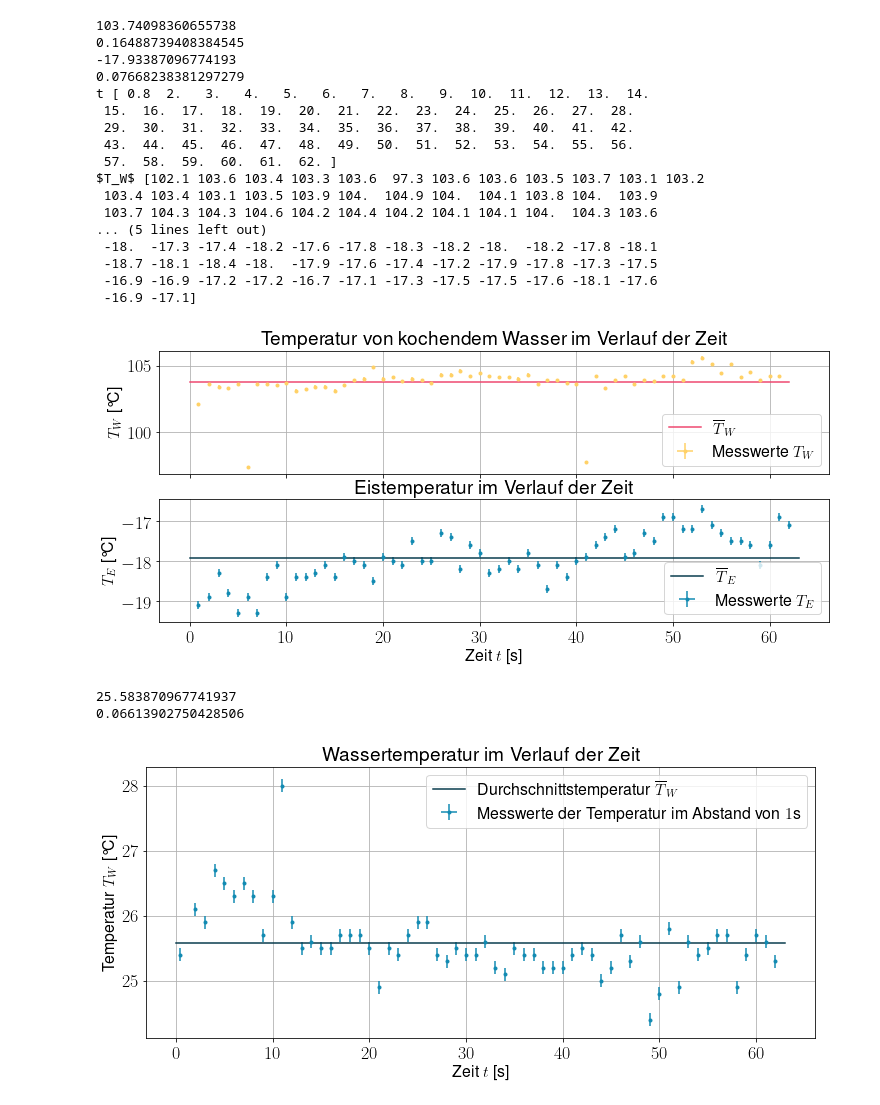
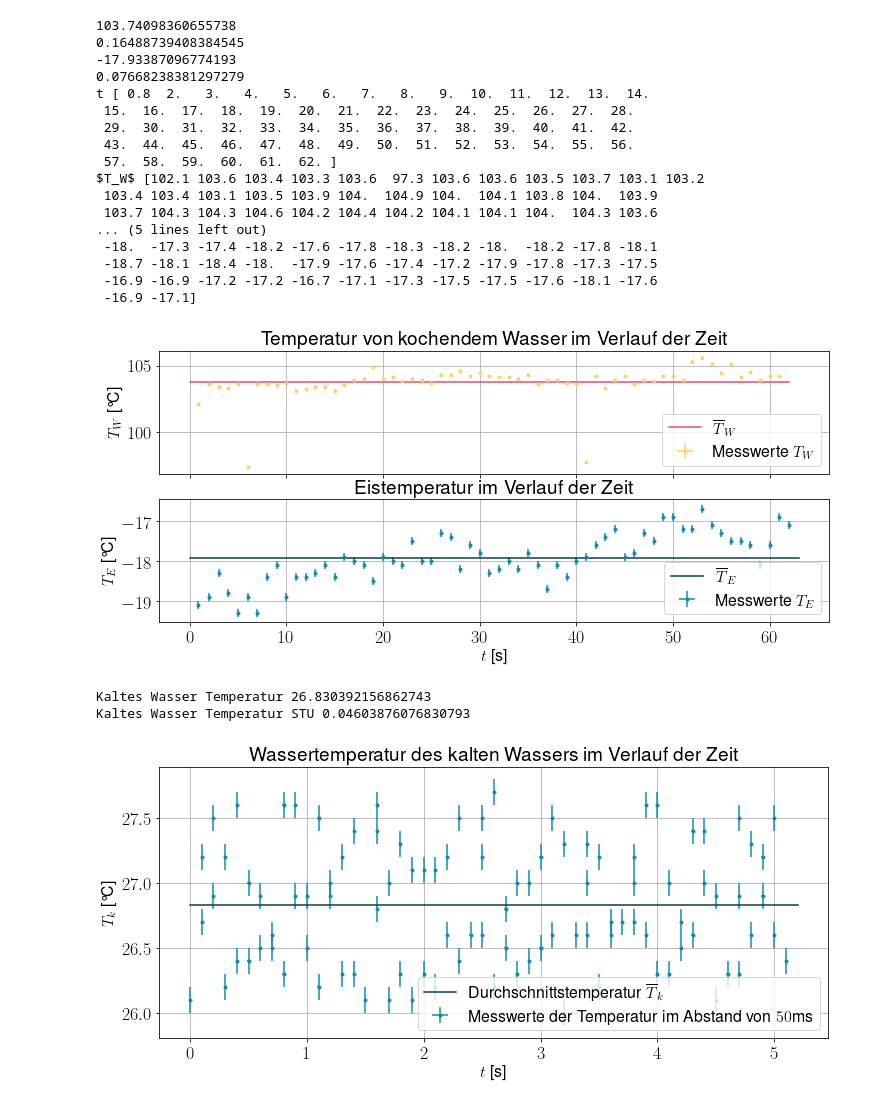
Before and after one commit to AP1ACC/V1, a Jupyter notebook: V31/V31.ipynb, the cells around one changed output. Cells and saved outputs as stored; diff of their text form; code cells hidden in the pictures.

```diff
--- a/V31/V31.ipynb
+++ b/V31/V31.ipynb
@@ -234,7 +234,7 @@ y_e = np.full( shape=100, fill_value=am(temp_e_k))
 ax1.plot(x_e, y_e, color='#073b4c', label='$\overline{T}_E$')
 
 
-ax1.set(xlabel=r'Zeit $t$ [s]', ylabel=r'$T_E$ [°C]', title=r'Eistemperatur im Verlauf der Zeit')
+ax1.set(xlabel=r'$t$ [s]', ylabel=r'$T_E$ [°C]', title=r'Eistemperatur im Verlauf der Zeit')
 ax1.legend()
 ax1.grid()
 
@@ -266,32 +266,31 @@ $T_W$ [102.1 103.6 103.4 103.3 103.6  97.3 103.6 103.6 103.5 103.7 103.1 103.2
  -18.7 -18.1 -18.4 -18.  -17.9 -17.6 -17.4 -17.2 -17.9 -17.8 -17.3 -17.5
  -16.9 -16.9 -17.2 -17.2 -16.7 -17.1 -17.3 -17.5 -17.5 -17.6 -18.1 -17.6
  -16.9 -17.1]
-[figure, old version]
+[figure, new version]
 # %%
-
-time_w_1, temp_w_1  = txtToArr('6.2_Wasser1.txt')
+time_w_2, temp_w_2  = txtToArr('6.2_Wasser1_2.txt')
 
 
 fig, ax = plt.subplots(figsize=(12,5))
 ax.tick_params(axis='both', which='major', labelsize=18)
 ax.tick_params(axis='both', which='minor', labelsize=16)
 
-ax.errorbar(time_w_1, temp_w_1, xerr=time_f, yerr=temp_f, fmt='.', color='#118ab2', label='Messwerte der Temperatur im Abstand von $1$s')
+ax.errorbar(time_w_2, temp_w_2, xerr=time_f, yerr=temp_f, fmt='.', color='#118ab2', label='Messwerte der Temperatur im Abstand von $50$ms')
 
-x_1 = np.linspace(0, max(time_w_1)+1, 100)
-y_1 = np.full( shape=100, fill_value=am(temp_w_1))
-ax.plot(x_1, y_1, color='#073b4c', label='Durchschnittstemperatur $\overline{T}_W$')
+x_2 = np.linspace(0, max(time_w_2)+0.1, 100)
+y_2 = np.full( shape=100, fill_value=am(temp_w_2))
+ax.plot(x_2, y_2, color='#073b4c', label='Durchschnittstemperatur $\overline{T}_k$')
 
-ax.set(xlabel=r'Zeit $t$ [s]', ylabel=r'Temperatur $T_W$ [°C]', title=r'Wassertemperatur im Verlauf der Zeit')
+ax.set(xlabel=r'$t$ [s]', ylabel=r'$T_k$ [°C]', title=r'Wassertemperatur des kalten Wassers im Verlauf der Zeit')
 ax.legend()
 ax.grid()
 
-fig.savefig("Wasser_temp_1.svg")
+fig.savefig("Wasser_temp_2.svg")
 
-print(am(temp_w_1))
-print(stu(temp_w_1))
+print('Kaltes Wasser Temperatur', am(temp_w_2))
+print('Kaltes Wasser Temperatur STU', stu(temp_w_2))
 # %% [output]
-25.583870967741937
-0.06613902750428506
+Kaltes Wasser Temperatur 26.830392156862743
+Kaltes Wasser Temperatur STU 0.04603876076830793
-[figure, old version]
+[figure, new version]
 # %%
```
Also changed, not shown: parts of 9 cells of this notebook, 9 other files.
